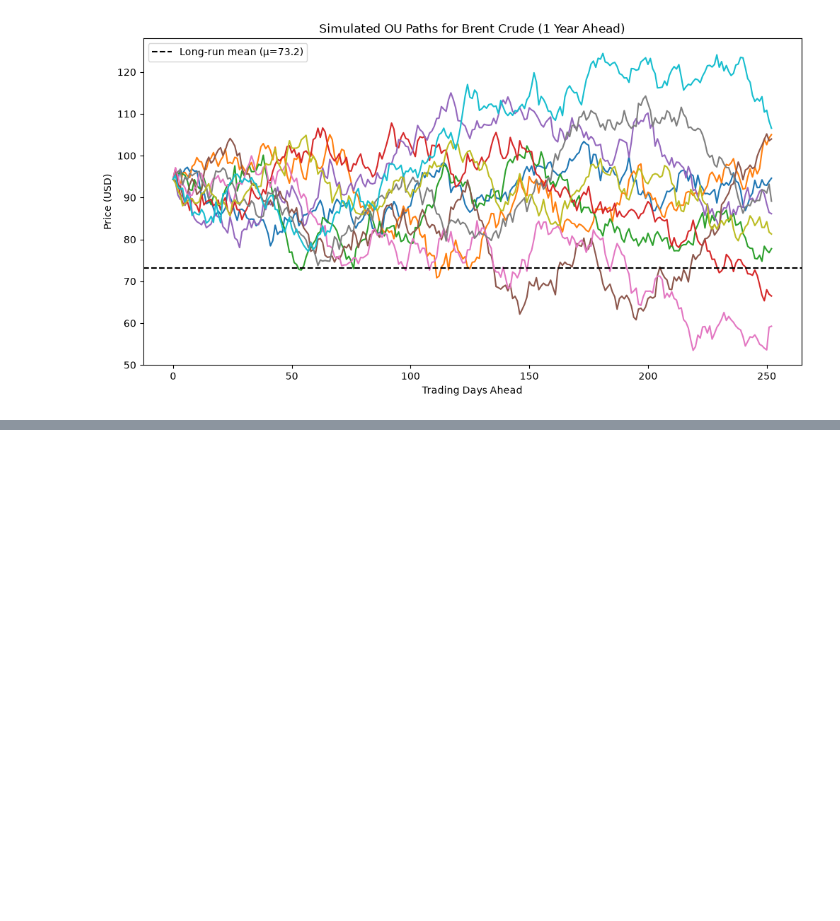
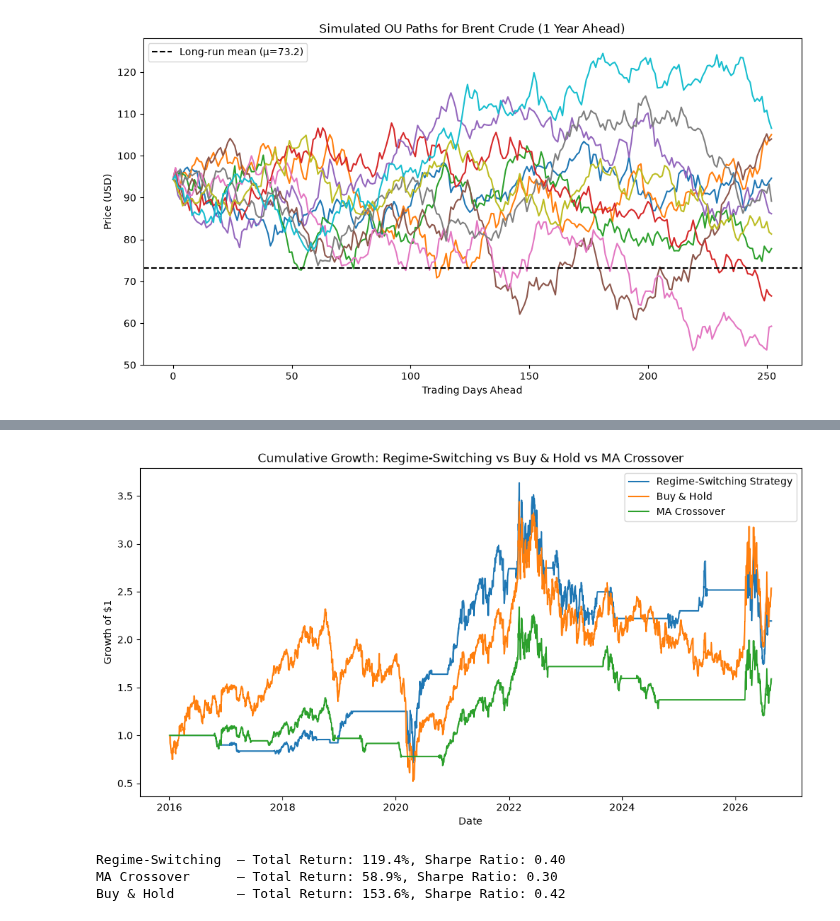
Before and after one commit to myuran-t/brent-crude-regime-model, a Jupyter notebook: brent_regime_model.ipynb, the cells around one changed output, grey strips where cells are left out. Saved outputs shown, nothing was run; the diff lists cells and outputs as text; code cells hidden in the pictures; blank space fills up the shorter version.

```diff
--- a/brent_regime_model.ipynb
+++ b/brent_regime_model.ipynb
@@ -408,0 +488,5 @@ Compared with the GBM simulations, the OU paths therefore show some tendency tow
+# %%
+brent['RegimePosition'] = np.where(brent['Regime'] == 'GBM', 1, 0) # position tracking: 1 for GBM, 0 for OU
+brent['RegimeStrategyReturn'] = brent['DailyReturn'] * brent['RegimePosition'].shift(1) # shift position to avoid lookahead bias
+
+brent[['Close', 'Regime', 'RegimePosition', 'DailyReturn', 'RegimeStrategyReturn']].loc['2020-03-10':'2020-03-20']
@@ -408,0 +507,24 @@ Compared with the GBM simulations, the OU paths therefore show some tendency tow
+# %%
+brent['RegimeCumulative'] = (1 + brent['RegimeStrategyReturn'].fillna(0)).cumprod()
+
+plt.figure(figsize=(12, 6))
+plt.plot(brent.index, brent['RegimeCumulative'], label='Regime-Switching Strategy')
+plt.plot(brent.index, brent['BuyHoldCumulative'], label='Buy & Hold')
+plt.plot(brent.index, brent['StrategyCumulative'], label='MA Crossover')
+plt.title('Cumulative Growth: Regime-Switching vs Buy & Hold vs MA Crossover')
+plt.xlabel('Date')
+plt.ylabel('Growth of $1')
+plt.legend()
+plt.show()
+
+regime_total_return = brent['RegimeCumulative'].iloc[-1] - 1
+regime_sharpe = (brent['RegimeStrategyReturn'].mean() / brent['RegimeStrategyReturn'].std()) * (252 ** 0.5)
+
+print(f"Regime-Switching  — Total Return: {regime_total_return:.1%}, Sharpe Ratio: {regime_sharpe:.2f}")
+print(f"MA Crossover      — Total Return: {strategy_total_return:.1%}, Sharpe Ratio: {strategy_sharpe:.2f}")
+print(f"Buy & Hold        — Total Return: {buyhold_total_return:.1%}, Sharpe Ratio: {buyhold_sharpe:.2f}")
+# %% [output]
+[figure, added]
+Regime-Switching  — Total Return: 119.4%, Sharpe Ratio: 0.40
+MA Crossover      — Total Return: 58.9%, Sharpe Ratio: 0.30
+Buy & Hold        — Total Return: 153.6%, Sharpe Ratio: 0.42
```
Also changed, not shown: parts of 25 cells of this notebook.
